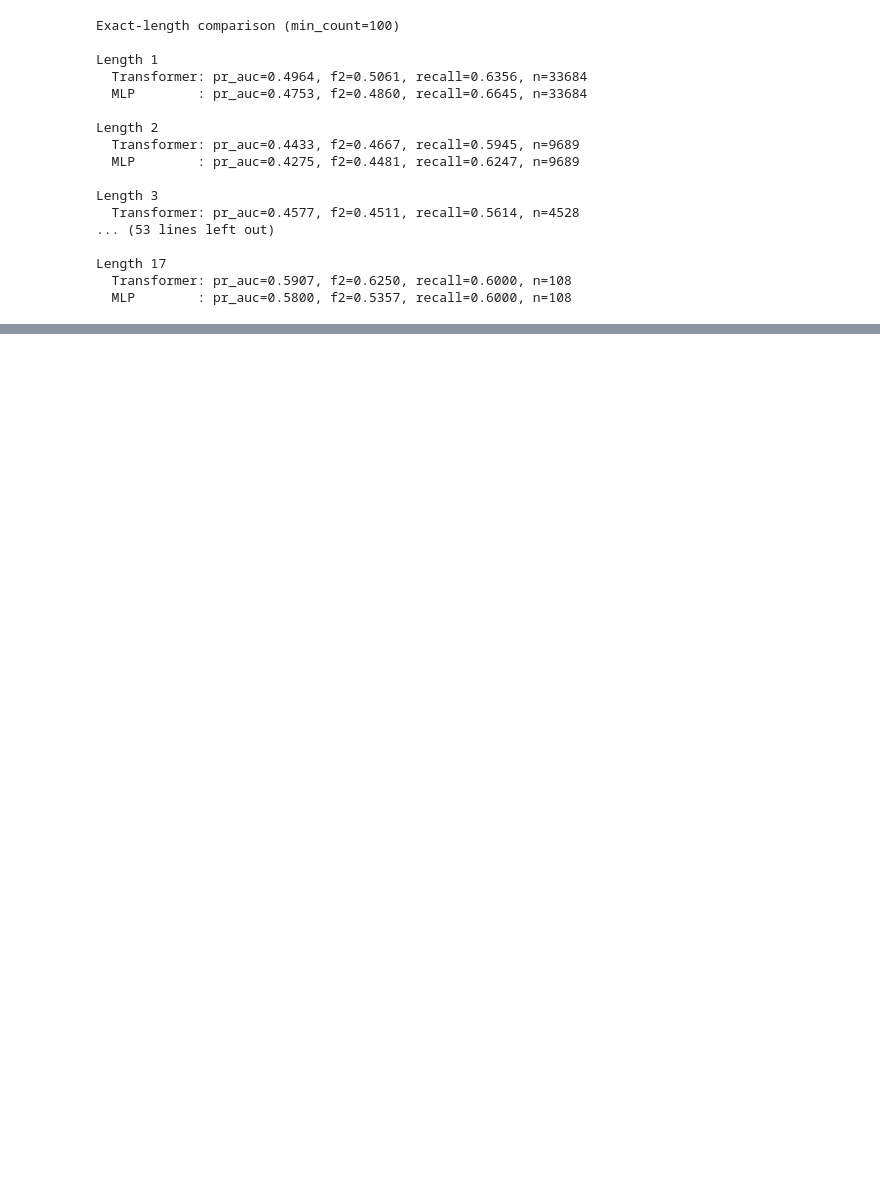
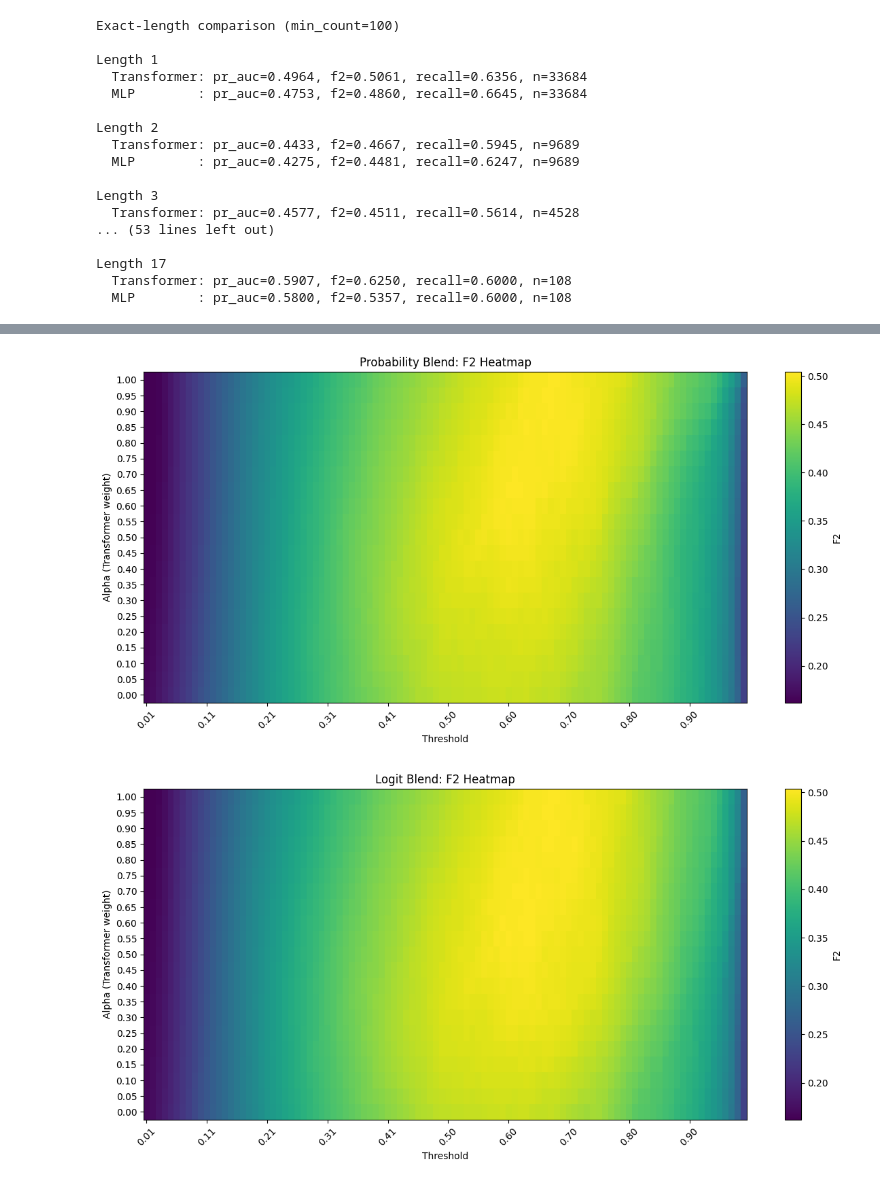
Before and after one commit to leesean5150/DL_project, a Jupyter notebook: ModelTrainer.ipynb, the cells around one changed output, grey strips where cells are left out. Cells and saved outputs as stored; diff of their text form; code cells hidden in the pictures; blank space fills up the shorter version.

```diff
--- a/ModelTrainer.ipynb
+++ b/ModelTrainer.ipynb
@@ -728,0 +876,26 @@ Best ensemble: {'threshold': np.float64(0.61), 'precision': 0.35823529411764704,
+# %%
+import pandas as pd
+
+def plot_alpha_threshold_heatmap(sweep_results, title="F2 Heatmap"):
+    df = pd.DataFrame(sweep_results)
+    pivot = df.pivot(index="alpha", columns="threshold", values="f2")
+
+    plt.figure(figsize=(12, 6))
+    plt.imshow(pivot.values, aspect="auto", origin="lower")
+    plt.colorbar(label="F2")
+
+    plt.yticks(range(len(pivot.index)), [f"{a:.2f}" for a in pivot.index])
+    x_positions = range(0, len(pivot.columns), max(1, len(pivot.columns)//10))
+    plt.xticks(x_positions, [f"{pivot.columns[i]:.2f}" for i in x_positions], rotation=45)
+
+    plt.xlabel("Threshold")
+    plt.ylabel("Alpha (Transformer weight)")
+    plt.title(title)
+    plt.tight_layout()
+    plt.show()
+
+plot_alpha_threshold_heatmap(ensemble_prob_sweep, title="Probability Blend: F2 Heatmap")
+plot_alpha_threshold_heatmap(ensemble_logit_sweep, title="Logit Blend: F2 Heatmap")
+# %% [output]
+[figure, added]
+[figure, added]
```
Also changed, not shown: parts of 11 cells of this notebook, 8 other files.
